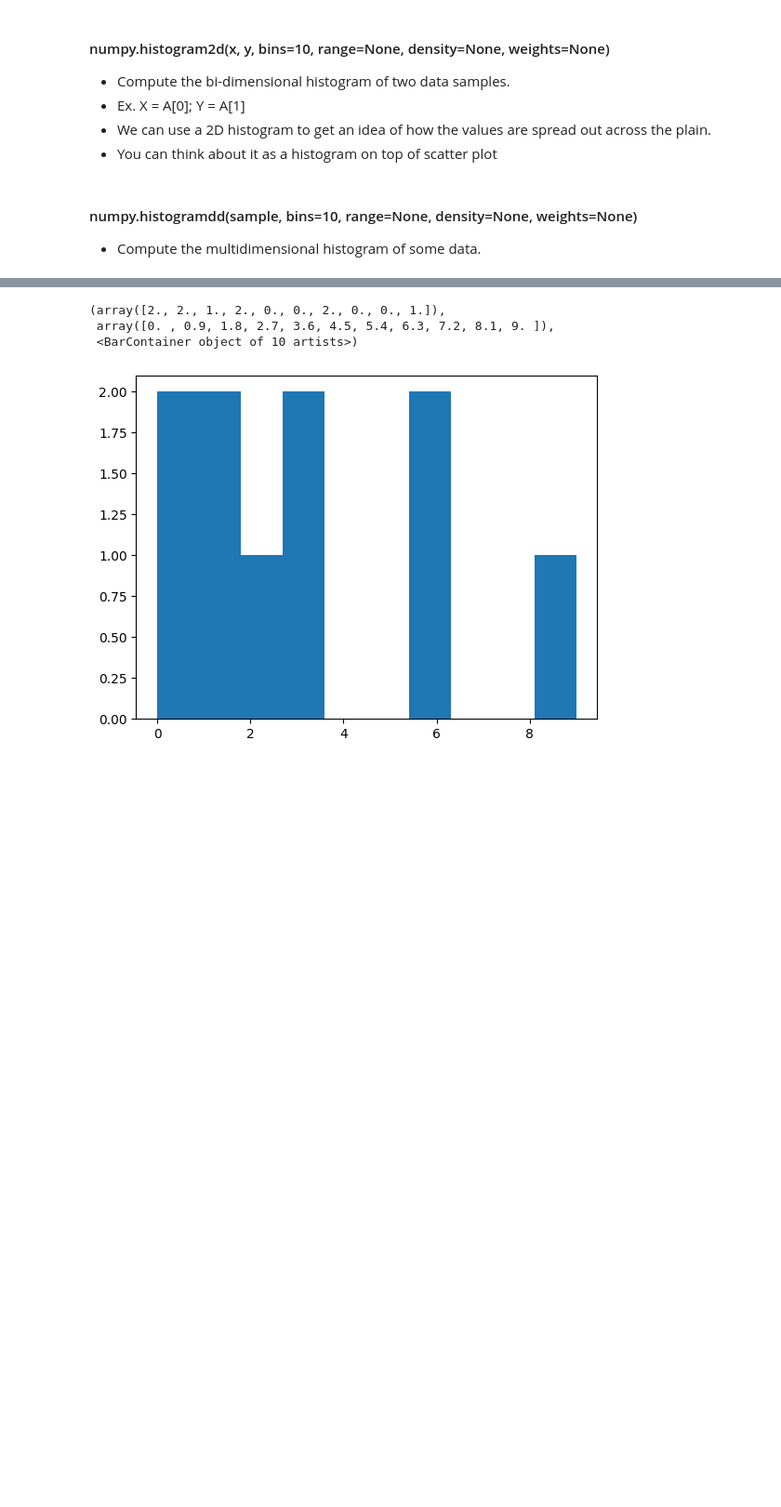
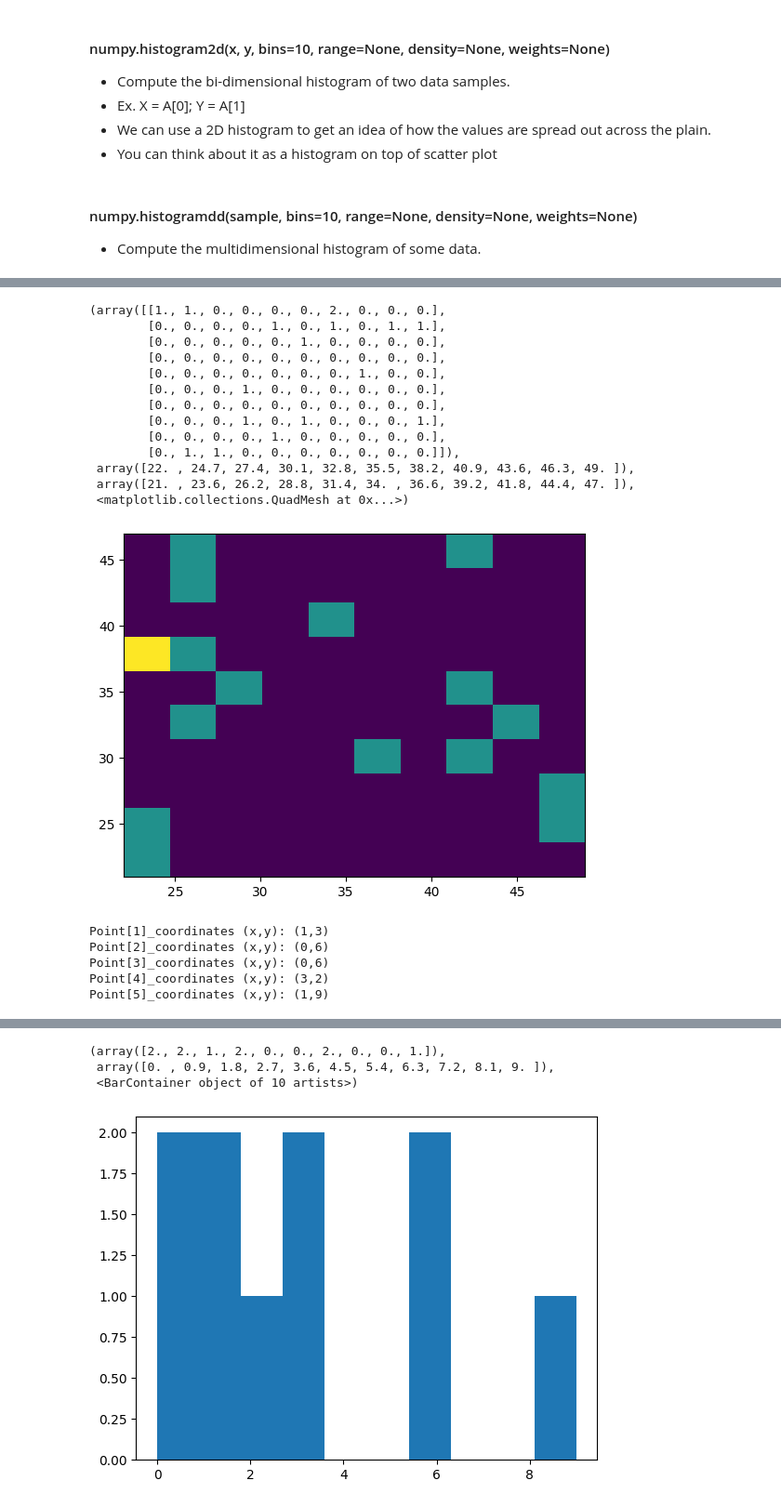
Before and after one commit to jmonti-gh/365DS_jm, a Jupyter notebook: 7_Data_Prepro_Numpy/7_7_histograms_2.ipynb, the cells around one changed output, grey strips where cells are left out. Shown at 93% size. Drawn from its saved outputs; the diff is of its cells as text; code cells hidden in the pictures; blank space fills up the shorter version.

```diff
--- a/7_Data_Prepro_Numpy/7_7_histograms_2.ipynb
+++ b/7_Data_Prepro_Numpy/7_7_histograms_2.ipynb
@@ -39,0 +141,28 @@ array([[1, 0, 0, 3, 1],
+# %%
+plt.hist2d(x=B[0], y=B[1])
+# %% [output]
+(array([[1., 1., 0., 0., 0., 0., 2., 0., 0., 0.],
+        [0., 0., 0., 0., 1., 0., 1., 0., 1., 1.],
+        [0., 0., 0., 0., 0., 1., 0., 0., 0., 0.],
+        [0., 0., 0., 0., 0., 0., 0., 0., 0., 0.],
+        [0., 0., 0., 0., 0., 0., 0., 1., 0., 0.],
+        [0., 0., 0., 1., 0., 0., 0., 0., 0., 0.],
+        [0., 0., 0., 0., 0., 0., 0., 0., 0., 0.],
+        [0., 0., 0., 1., 0., 1., 0., 0., 0., 1.],
+        [0., 0., 0., 0., 1., 0., 0., 0., 0., 0.],
+        [0., 1., 1., 0., 0., 0., 0., 0., 0., 0.]]),
+ array([22. , 24.7, 27.4, 30.1, 32.8, 35.5, 38.2, 40.9, 43.6, 46.3, 49. ]),
+ array([21. , 23.6, 26.2, 28.8, 31.4, 34. , 36.6, 39.2, 41.8, 44.4, 47. ]),
+ <matplotlib.collections.QuadMesh at 0x...>)
+[figure, added]
+# %%
+# If row[0] is X coord and row[1] Y coord then all the points are
+for i in range(A.shape[1]):
+    px, py = A[0,i], A[1,i]
+    print(f'Point[{i+1}]_coordinates (x,y): ({px},{py})')
+# %% [output]
+Point[1]_coordinates (x,y): (1,3)
+Point[2]_coordinates (x,y): (0,6)
+Point[3]_coordinates (x,y): (0,6)
+Point[4]_coordinates (x,y): (3,2)
+Point[5]_coordinates (x,y): (1,9)
```
Also changed, not shown: parts of 22 cells of this notebook.
